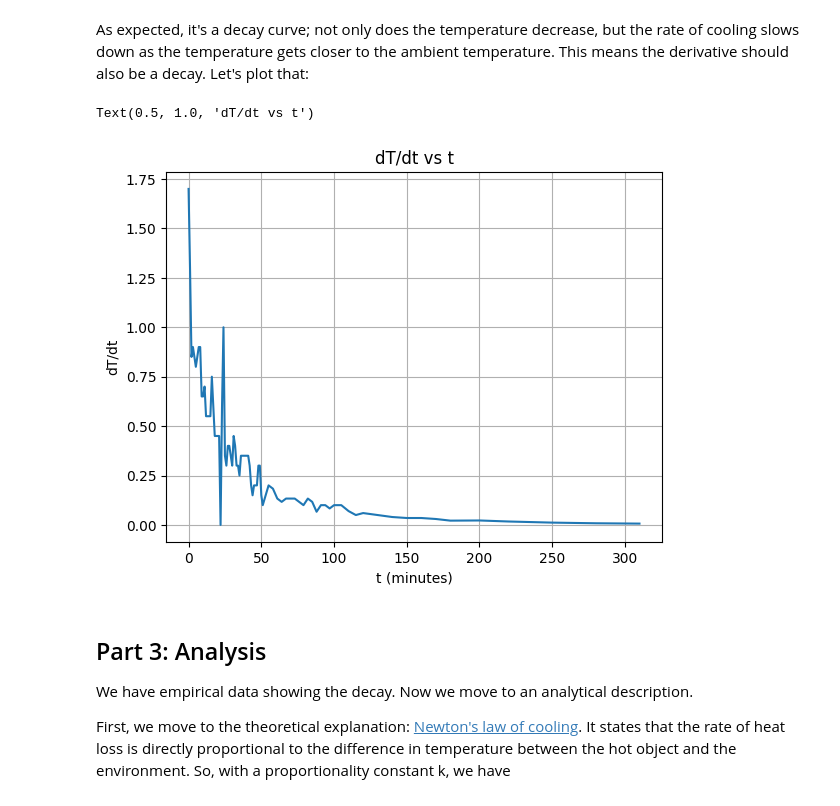
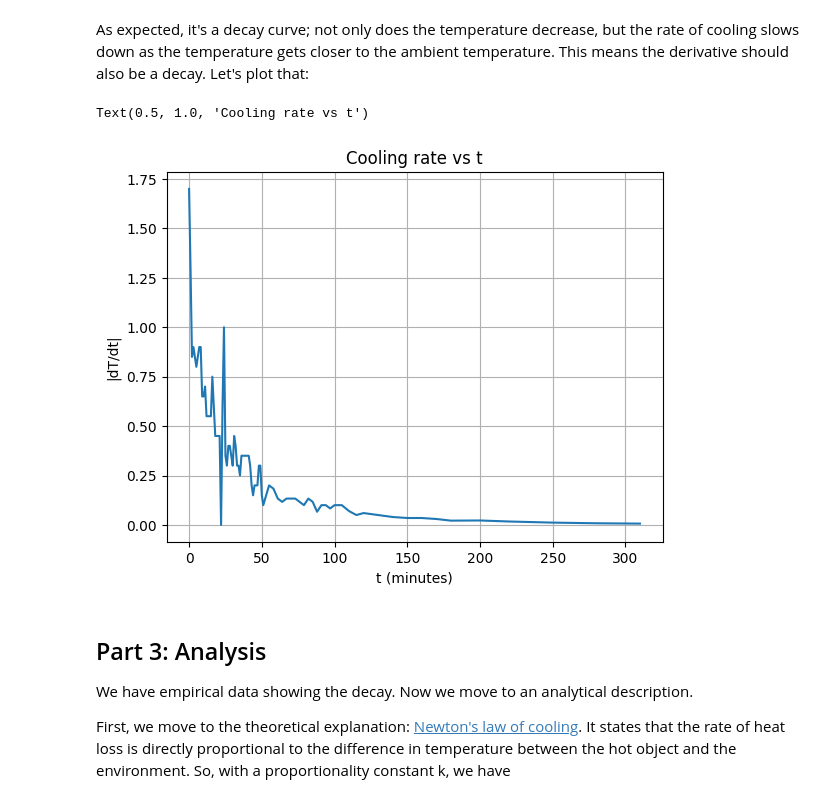
Before and after one commit to shalvah/CourseProjects, a Jupyter notebook: analysis_cooling.ipynb, the cells around one changed output. Cells and saved outputs as stored; diff of their text form; code cells hidden in the pictures.

```diff
--- a/analysis_cooling.ipynb
+++ b/analysis_cooling.ipynb
@@ -32,13 +32,13 @@ As expected, it's a decay curve; not only does the temperature decrease, but the
 # %%
 dT_dt = np.gradient(temperatures, minutes)
 plt.plot(minutes, np.abs(dT_dt))
 plt.grid(True)
 plt.xlabel('t (minutes)')
-plt.ylabel('dT/dt')
-plt.title('dT/dt vs t')
+plt.ylabel('|dT/dt|')
+plt.title('Cooling rate vs t');
 # %% [output]
-Text(0.5, 1.0, 'dT/dt vs t')
+Text(0.5, 1.0, 'Cooling rate vs t')
-[figure, old version]
+[figure, new version]
 # %% [markdown]
 ## Part 3: Analysis
 We have empirical data showing the decay. Now we move to an analytical description.
```
Also changed, not shown: parts of 2 cells of this notebook.
